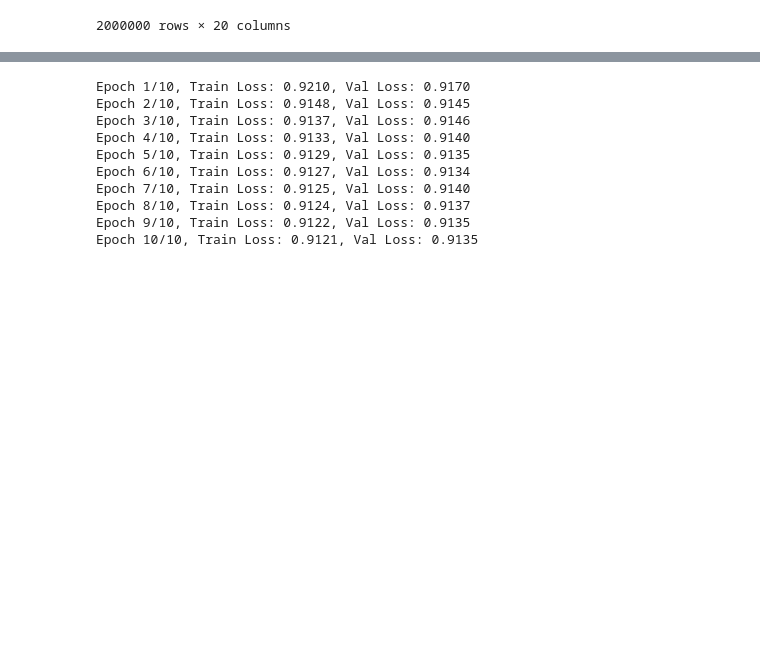
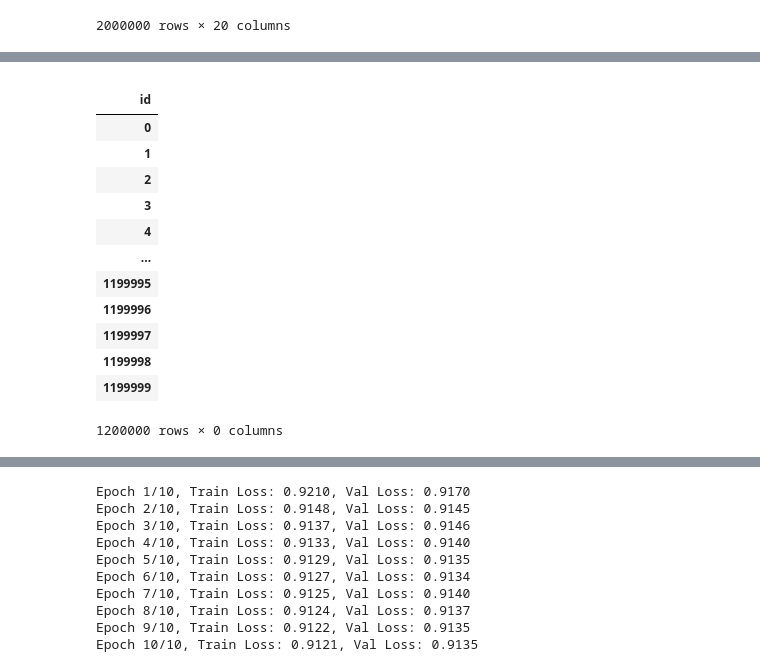
Before and after one commit to pakchu/regression-with-an-insurance-dataset, a Jupyter notebook: transformer.ipynb, the cells around one changed output, grey strips where cells are left out. Saved outputs shown, nothing was run; the diff lists cells and outputs as text; code cells hidden in the pictures; blank space fills up the shorter version.

Commit message:
custom rmsle

```diff
--- a/transformer.ipynb
+++ b/transformer.ipynb
@@ -112,19 +184,25 @@ data
 | 1999999 | -1.192942 | 1 | -0.319124 | 0 | 0.509198 | 1 | 3 | ... |
 2000000 rows × 20 columns
 # %%
-# --- LGBoost 모델 Feature 로 넣어주기 ---
+# --- LGBoost 모델 결과 Feature 로 넣어주기 ---
 from lightgbm import LGBMRegressor
 from sklearn.model_selection import KFold
 FOLDS=5
+SPLIT = True
+
+# lgb cleanout
+for col in data.columns:
+    if 'lgb' in col:
+        del data[col]
 kf = KFold(n_splits=FOLDS,
            shuffle=False,
 )
-
+_X = X.copy()
 test_idx = data[target_column].isnull()
 lgb_fold_predictions = []
-for train_idx, val_idx in kf.split(X):
+for train_idx, val_idx in kf.split(_X):
     lgb_predictions = np.zeros(len(data))  # 예측값 저장
-    X_train, X_val = X.iloc[train_idx], X.iloc[val_idx]
+    X_train, X_val = _X.iloc[train_idx], _X.iloc[val_idx]
     y_train, y_val = y[train_idx], y[val_idx]
     lgbr = LGBMRegressor(
         num_leaves=31,
@@ -138,13 +216,26 @@ for train_idx, val_idx in kf.split(X):
         random_state=42,
         # verbosity=1,
         force_row_wise=True,
+        device="gpu",              # GPU 활성화
+        gpu_use_dp=True            # 32-bit 정밀도 사용
     )
-    lgbr.fit(X_train, y_train, eval_set=[(X_val, y_val)])
+    lgbr.fit(X_train, y_train, eval_set=[(X_val, y_val)], eval_metric=rmlse,) # use custom rmlse loss function
     print(evaluate_model(lgbr, X_val, y_val))
-    lgb_predictions[val_idx] = lgbr.predict(X_val)
-    lgb_predictions[test_idx] = lgbr.predict(data.loc[test_idx][train_columns])
+    if not SPLIT:
+        lgb_predictions[val_idx] = lgbr.predict(X_val)
+        lgb_predictions[test_idx] = lgbr.predict(data.loc[test_idx][train_columns])
+    else:
+        lgb_predictions[~np.isin(np.arange(0, len(data)), train_idx)] = lgbr.predict(data[train_columns].loc[~data.index.isin(train_idx)])
+
     lgb_fold_predictions.append(lgb_predictions)
-lgb_predictions = np.sum(lgb_fold_predictions, axis=0)
-lgb_predictions[:len(y)] = lgb_predictions[:len(y)] / (FOLDS-1)
-lgb_predictions[len(y):] = lgb_predictions[len(y):] / FOLDS
+if not SPLIT:
+    lgb_predictions = np.sum(lgb_fold_predictions, axis=0)
+    lgb_predictions[:len(y)] = lgb_predictions[:len(y)] / (FOLDS-1)
+    lgb_predictions[len(y):] = lgb_predictions[len(y):] / FOLDS
+    data['lgb_pred'] = lgb_predictions
+else:
+    lgb_predictions = np.vstack(lgb_fold_predictions).T
+    data[[f'lgb_pred_{i}' for i in range(lgb_predictions.shape[1])]] = lgb_predictions
+X = data[:len(y)].drop(columns=target_column).copy()
+del _X, lgb_predictions, lgb_fold_predictions, lgbr
 # %% [output]
@@ -189,3 +272,20 @@ X
+# %%
+X.loc[:, X.columns.str.contains('lgb')]
+# %% [output]
+|  |
+| id |
+| 0 |
+| 1 |
+| 2 |
+| 3 |
+| 4 |
+| ... |
+| 1199995 |
+| 1199996 |
+| 1199997 |
+| 1199998 |
+| 1199999 |
+1200000 rows × 0 columns
 # %%
 
 # --- 4. 데이터셋 및 DataLoader 정의 ---
```
Also changed, not shown: parts of 17 cells of this notebook, 4 other files.
